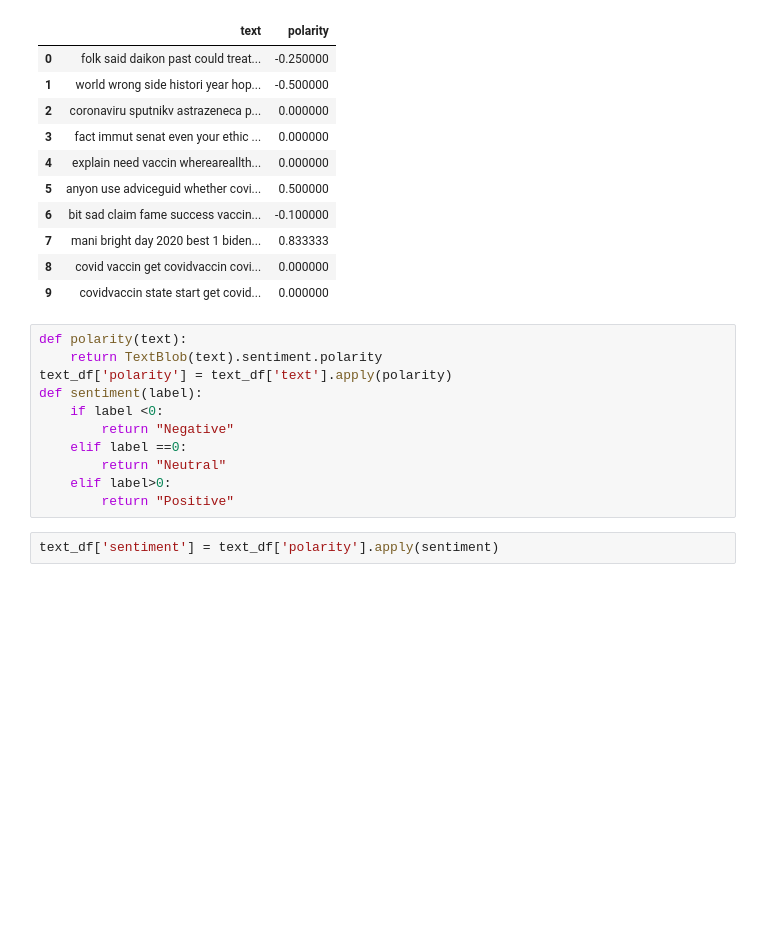
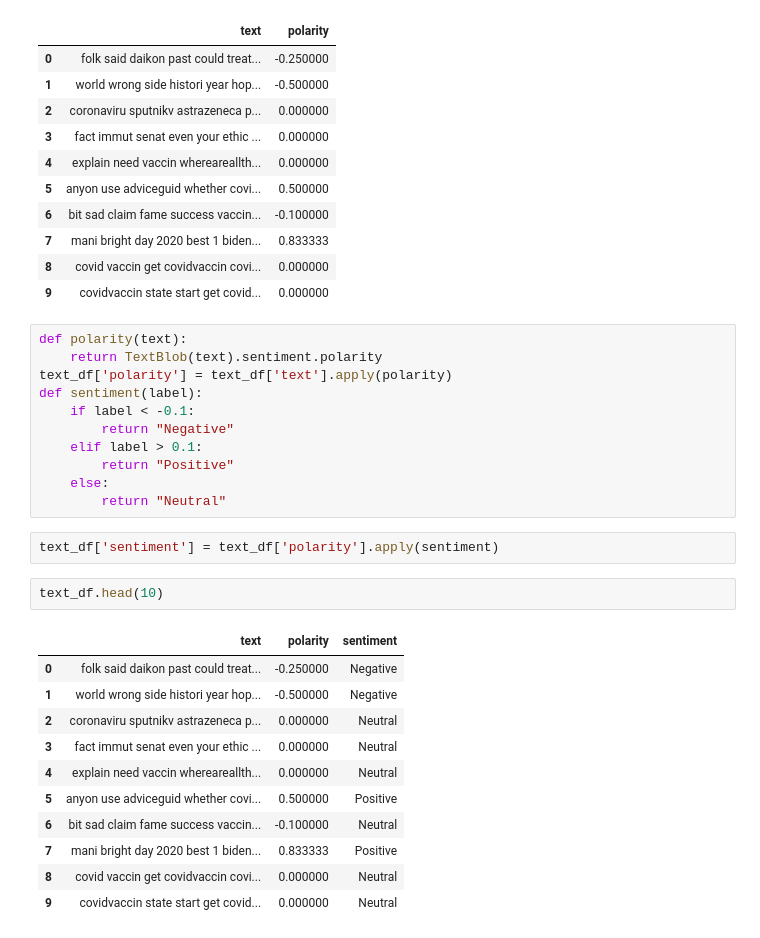
Before and after one commit to Anunandana/Sentiment-Analysis, a Jupyter notebook: Sentiment_Analysis.ipynb, the cells around one changed output. Cells and saved outputs as stored; diff of their text form; blank space fills up the shorter version.

```diff
--- a/Sentiment_Analysis.ipynb
+++ b/Sentiment_Analysis.ipynb
@@ -210,11 +206,25 @@ def polarity(text):
     return TextBlob(text).sentiment.polarity
 text_df['polarity'] = text_df['text'].apply(polarity)
 def sentiment(label):
-    if label <0:
+    if label < -0.1:
         return "Negative"
-    elif label ==0:
+    elif label > 0.1:
+        return "Positive"
+    else:
         return "Neutral"
-    elif label>0:
-        return "Positive"
 # %%
 text_df['sentiment'] = text_df['polarity'].apply(sentiment)
+# %%
+text_df.head(10)
+# %% [output]
+|  | text | polarity | sentiment |
+| 0 | folk said daikon past could treat... | -0.250000 | Negative |
+| 1 | world wrong side histori year hop... | -0.500000 | Negative |
+| 2 | coronaviru sputnikv astrazeneca p... | 0.000000 | Neutral |
+| 3 | fact immut senat even your ethic ... | 0.000000 | Neutral |
+| 4 | explain need vaccin whereareallth... | 0.000000 | Neutral |
+| 5 | anyon use adviceguid whether covi... | 0.500000 | Positive |
+| 6 | bit sad claim fame success vaccin... | -0.100000 | Neutral |
+| 7 | mani bright day 2020 best 1 biden... | 0.833333 | Positive |
+| 8 | covid vaccin get covidvaccin covi... | 0.000000 | Neutral |
+| 9 | covidvaccin state start get covid... | 0.000000 | Neutral |
```
Also changed, not shown: parts of 14 cells of this notebook.
